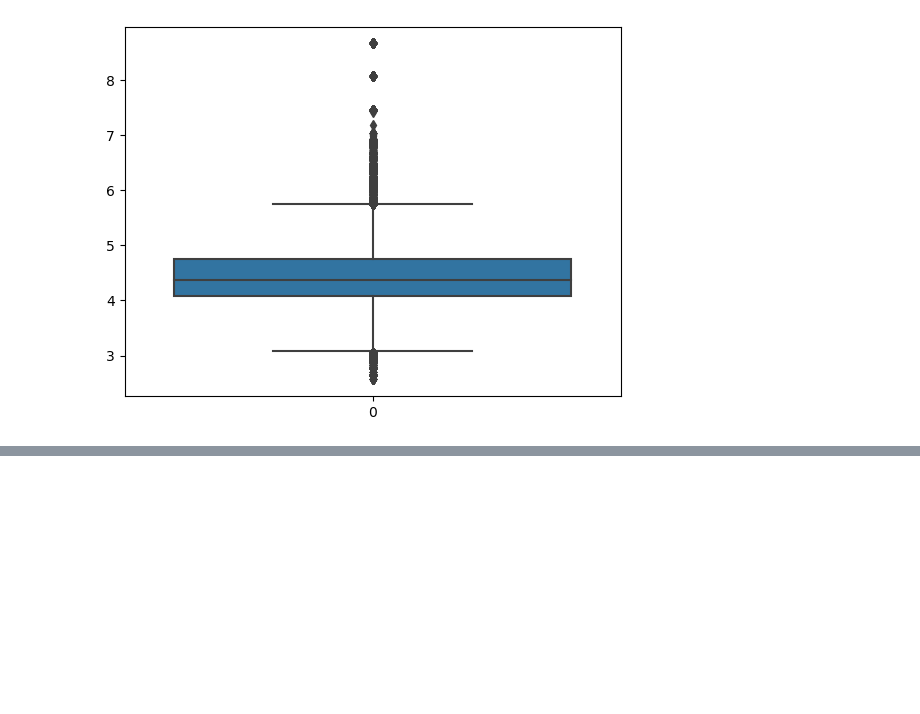
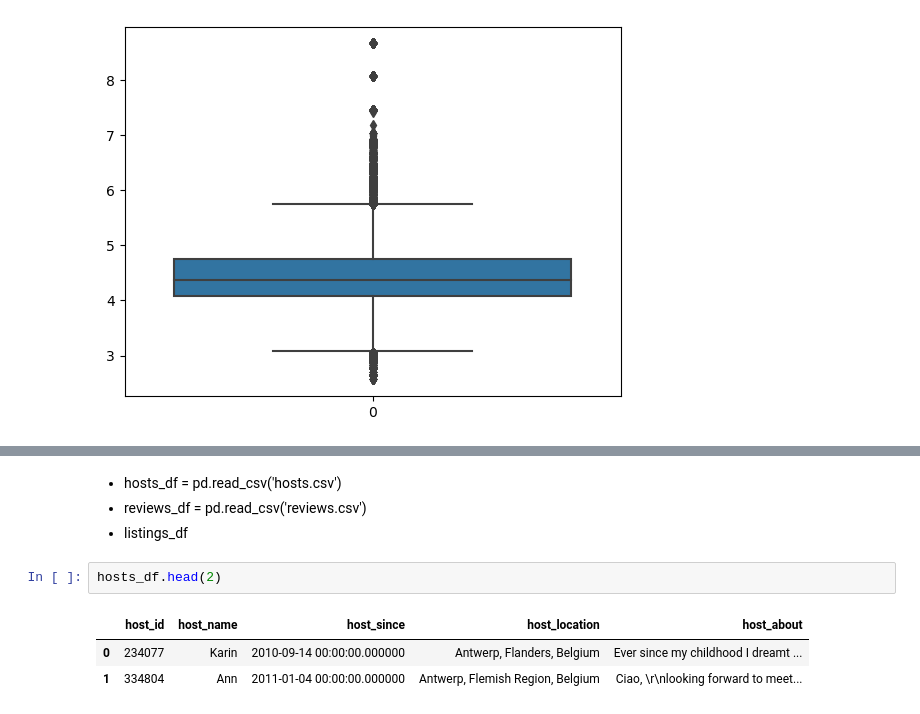
Before and after one commit to Shubham007-web/Predicting-Airbnb-Listing-Prices-in-Antwerp--A-Machine-Learning-Approach, a Jupyter notebook: AirBnb.ipynb, the cells around one changed output, grey strips where cells are left out. Cells and saved outputs as stored; diff of their text form; blank space fills up the shorter version.

```diff
--- a/AirBnb.ipynb
+++ b/AirBnb.ipynb
@@ -242,0 +250,10 @@ sns.boxplot(np.log(calendar_df['price']))
+# %% [markdown]
+- hosts_df = pd.read_csv('hosts.csv')
+- reviews_df = pd.read_csv('reviews.csv')
+- listings_df
+# %%
+hosts_df.head(2)
+# %% [output]
+|  | host_id | host_name | host_since | host_location | host_about |
+| 0 | 234077 | Karin | 2010-09-14 00:00:00.000000 | Antwerp, Flanders, Belgium | Ever since my childhood I dreamt ... |
+| 1 | 334804 | Ann | 2011-01-04 00:00:00.000000 | Antwerp, Flemish Region, Belgium | Ciao, \r\nlooking forward to meet... |
```
Also changed, not shown: parts of 5 cells of this notebook.
